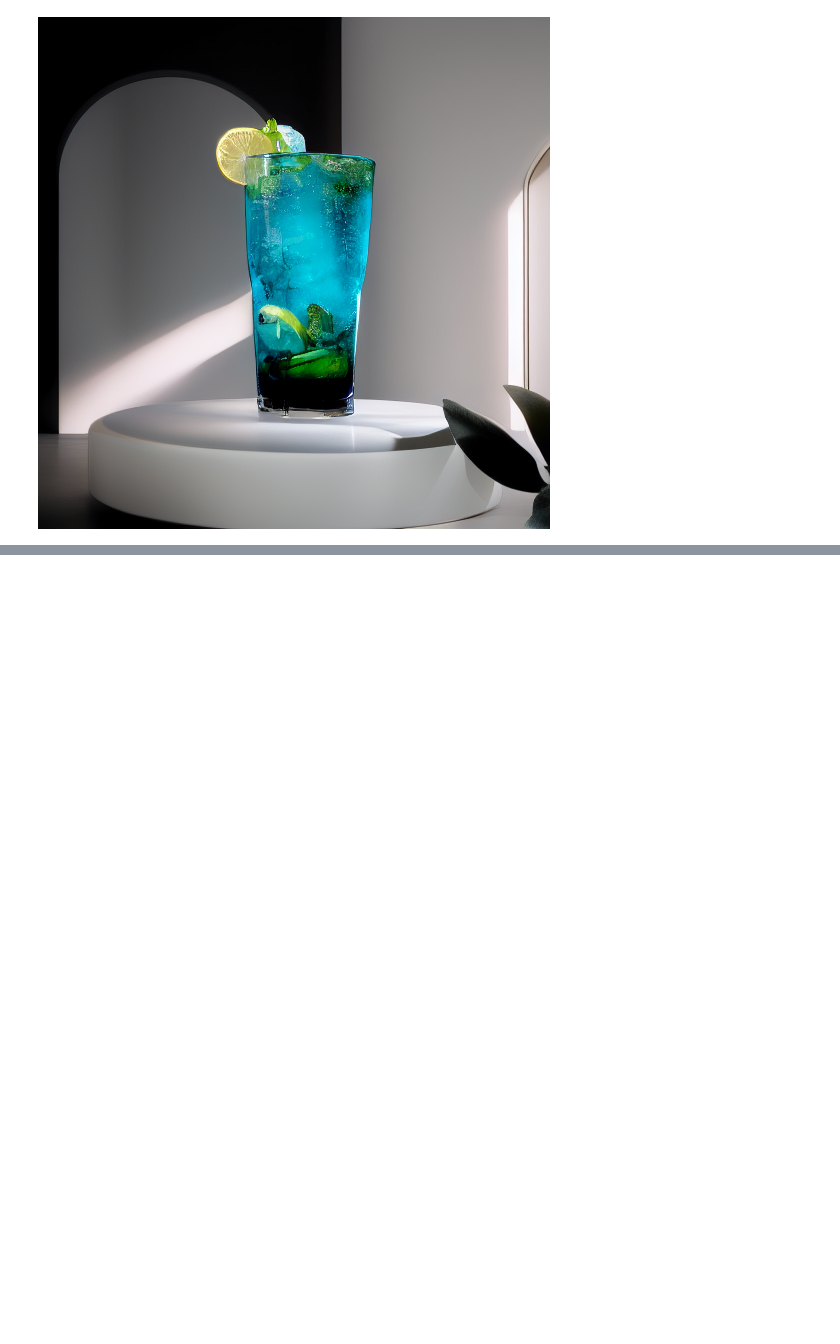
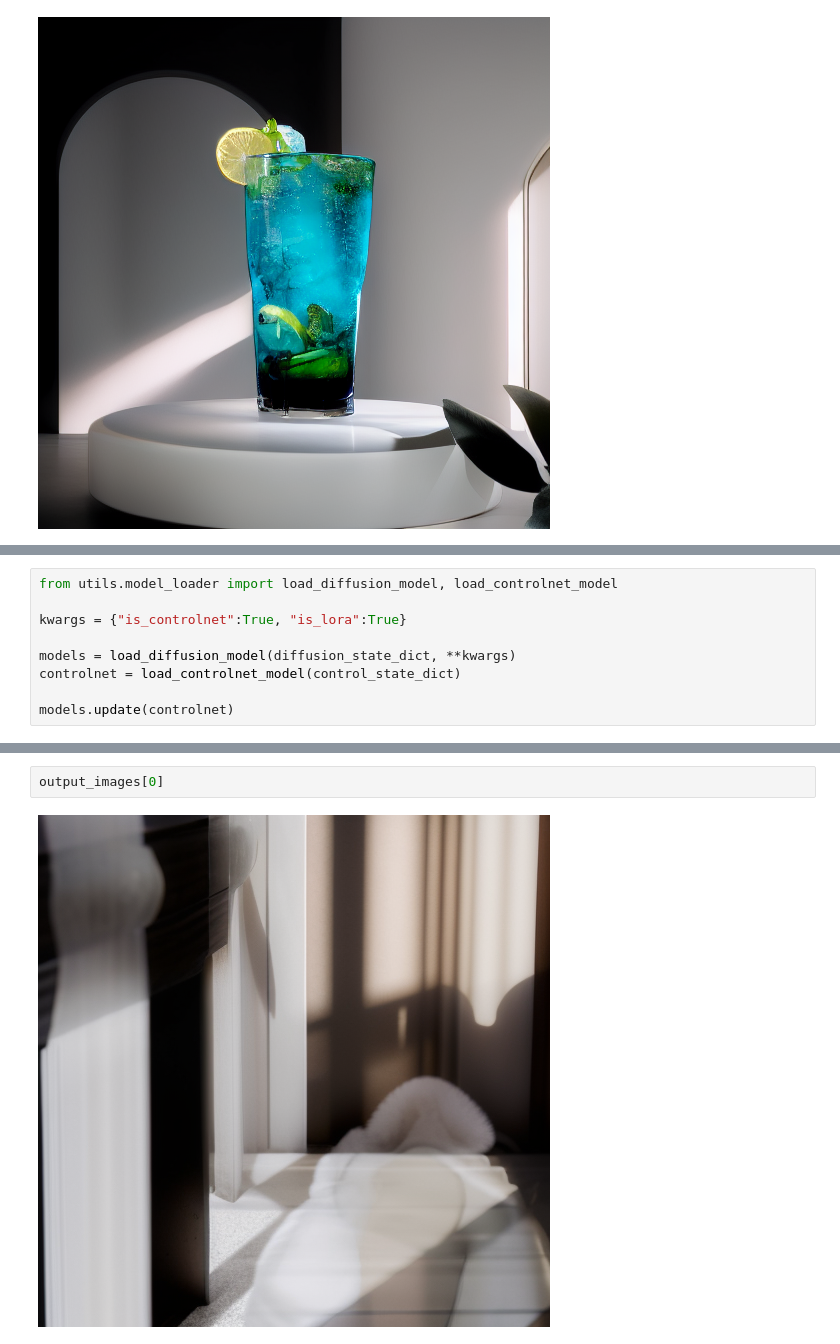
Before and after one commit to MiddleKD/Favorfit_diffusion, a Jupyter notebook: favorfit_demo.ipynb, the cells around one changed output, grey strips where cells are left out. Drawn from its saved outputs; the diff is of its cells as text; blank space fills up the shorter version.

```diff
--- a/favorfit_demo.ipynb
+++ b/favorfit_demo.ipynb
@@ -228,0 +238,9 @@ result_img
+# %%
+from utils.model_loader import load_diffusion_model, load_controlnet_model
+
+kwargs = {"is_controlnet":True, "is_lora":True}
+
+models = load_diffusion_model(diffusion_state_dict, **kwargs)
+controlnet = load_controlnet_model(control_state_dict)
+
+models.update(controlnet)
@@ -228,0 +305,4 @@ result_img
+# %%
+output_images[0]
+# %% [output]
+[figure, added]
```
Also changed, not shown: parts of 6 cells of this notebook, 8 other files.
